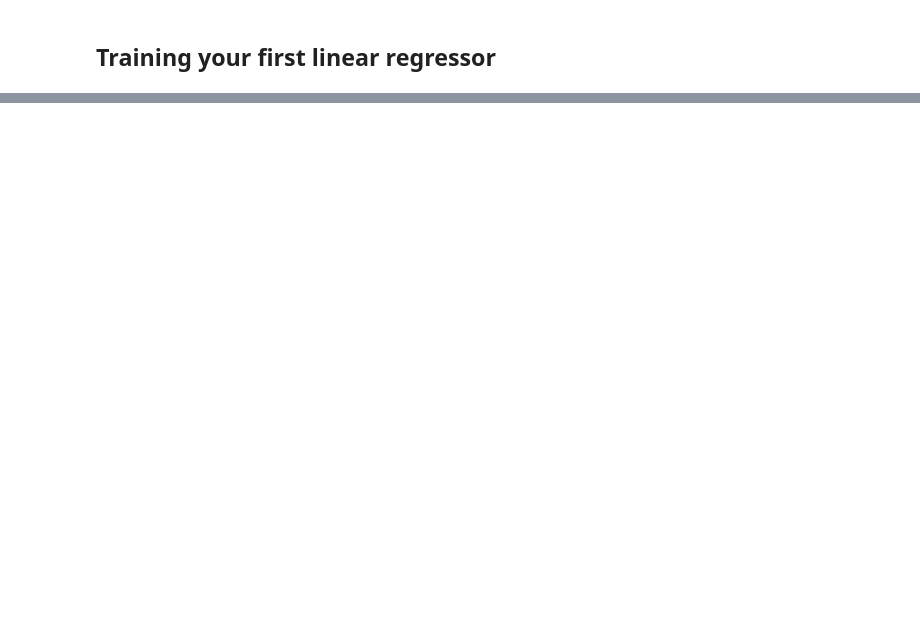
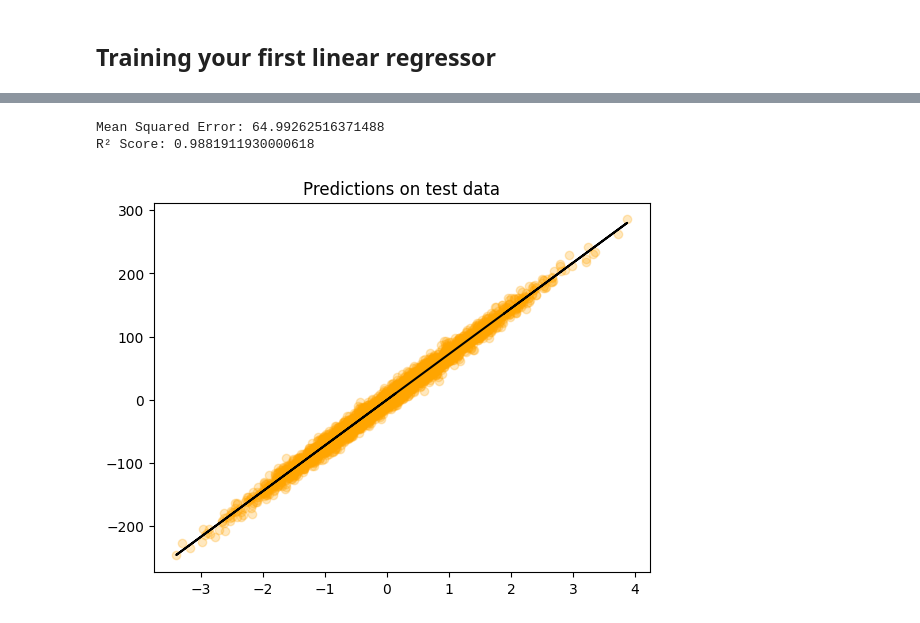
Before and after one commit to NatanDuarte/learn-linear-regression, a Jupyter notebook: linear-regression.ipynb, the cells around one changed output, grey strips where cells are left out. Drawn from its saved outputs; the diff is of its cells as text; code cells hidden in the pictures; blank space fills up the shorter version.

```diff
--- a/linear-regression.ipynb
+++ b/linear-regression.ipynb
@@ -107,0 +176,16 @@ Excellent. For now we can focus on discussing how linear regression work.
+# %%
+from sklearn.dummy import DummyRegressor
+from sklearn.linear_model import LinearRegression
+from sklearn.metrics import mean_squared_error, r2_score
+
+baseline_regressor = DummyRegressor(strategy='constant', constant=1)
+
+baseline_regressor.fit(X_train, y_train)
+
+baseline_predictions = baseline_regressor.predict(X_train)
+
+mse = mean_squared_error(y_train, baseline_predictions)
+r2 = r2_score(y_train, baseline_predictions)
+
+print(f"Mean Squared Error: {mse}")
+print(f"R² Score: {r2}")
@@ -107,0 +208,10 @@ Excellent. For now we can focus on discussing how linear regression work.
+# %%
+regressor_1 = LinearRegression().fit(X_train, y_train)
+
+training_predictions = regressor_1.predict(X=X_train)
+
+mse = mean_squared_error(y_train, training_predictions)
+r2 = r2_score(y_train, training_predictions)
+
+print(f"Mean Squared Error: {mse}")
+print(f"R² Score: {r2}")
@@ -107,0 +228,18 @@ Excellent. For now we can focus on discussing how linear regression work.
+# %%
+test_predictions = regressor_1.predict(X=X_test)
+
+mse = mean_squared_error(y_test, test_predictions)
+r2 = r2_score(y_test, test_predictions)
+
+print(f"Mean Squared Error: {mse}")
+print(f"R² Score: {r2}")
+# %% [output]
+Mean Squared Error: 64.99262516371488
+R² Score: 0.9881911930000618
+# %%
+plt.scatter(X_test, y_test, color=dataset1_parameters['color'], alpha=0.25)
+plt.plot(X_test, test_predictions, c='black')
+plt.title('Predictions on test data')
+plt.show()
+# %% [output]
+[figure, added]
```
Also changed, not shown: parts of 40 cells of this notebook.
